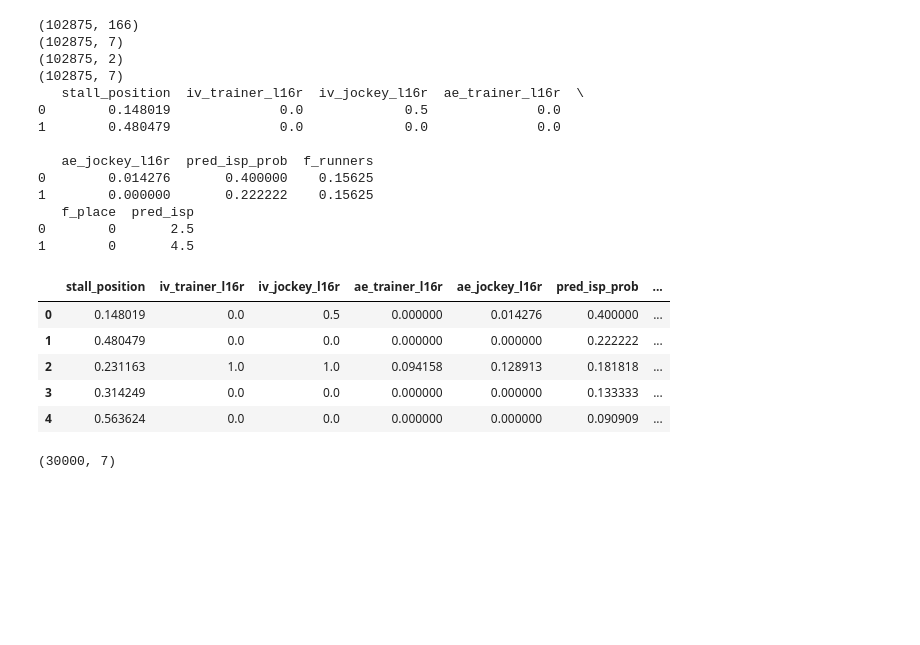
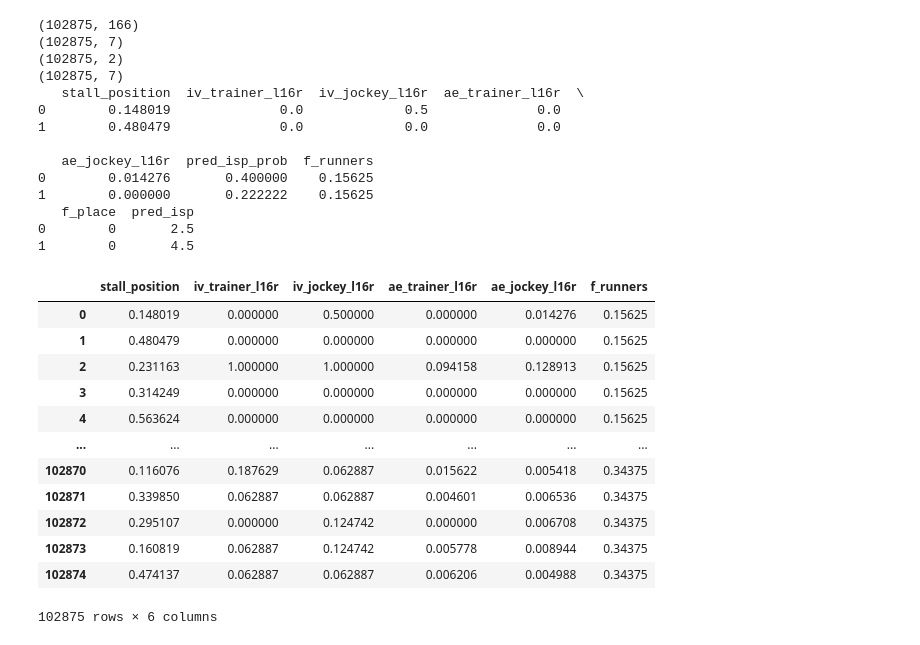
Before and after one commit to lucasglanville/and_theyre_off_backend, a Jupyter notebook: JS_Notebooks/Reduced_features_l50_custom_scorer.ipynb, the cells around one changed output. Cells and saved outputs as stored; diff of their text form; code cells hidden in the pictures; blank space fills up the shorter version.

```diff
--- a/JS_Notebooks/Reduced_features_l50_custom_scorer.ipynb
+++ b/JS_Notebooks/Reduced_features_l50_custom_scorer.ipynb
@@ -118,15 +118,24 @@ print(y.head(2))
    f_place  pred_isp
 0        0       2.5
 1        0       4.5
-# %%
-X.head(5)
-# %% [output]
-|  | stall_position | iv_trainer_l16r | iv_jockey_l16r | ae_trainer_l16r | ae_jockey_l16r | pred_isp_prob | ... |
-| 0 | 0.148019 | 0.0 | 0.5 | 0.000000 | 0.014276 | 0.400000 | ... |
-| 1 | 0.480479 | 0.0 | 0.0 | 0.000000 | 0.000000 | 0.222222 | ... |
-| 2 | 0.231163 | 1.0 | 1.0 | 0.094158 | 0.128913 | 0.181818 | ... |
-| 3 | 0.314249 | 0.0 | 0.0 | 0.000000 | 0.000000 | 0.133333 | ... |
-| 4 | 0.563624 | 0.0 | 0.0 | 0.000000 | 0.000000 | 0.090909 | ... |
+# %%
+X = X.drop(columns = 'pred_isp_prob')
+# %%
+X
+# %% [output]
+|  | stall_position | iv_trainer_l16r | iv_jockey_l16r | ae_trainer_l16r | ae_jockey_l16r | f_runners |
+| 0 | 0.148019 | 0.000000 | 0.500000 | 0.000000 | 0.014276 | 0.15625 |
+| 1 | 0.480479 | 0.000000 | 0.000000 | 0.000000 | 0.000000 | 0.15625 |
+| 2 | 0.231163 | 1.000000 | 1.000000 | 0.094158 | 0.128913 | 0.15625 |
+| 3 | 0.314249 | 0.000000 | 0.000000 | 0.000000 | 0.000000 | 0.15625 |
+| 4 | 0.563624 | 0.000000 | 0.000000 | 0.000000 | 0.000000 | 0.15625 |
+| ... | ... | ... | ... | ... | ... | ... |
+| 102870 | 0.116076 | 0.187629 | 0.062887 | 0.015622 | 0.005418 | 0.34375 |
+| 102871 | 0.339850 | 0.062887 | 0.062887 | 0.004601 | 0.006536 | 0.34375 |
+| 102872 | 0.295107 | 0.000000 | 0.124742 | 0.000000 | 0.006708 | 0.34375 |
+| 102873 | 0.160819 | 0.062887 | 0.124742 | 0.005778 | 0.008944 | 0.34375 |
+| 102874 | 0.474137 | 0.062887 | 0.062887 | 0.006206 | 0.004988 | 0.34375 |
+102875 rows × 6 columns
 # %%
 X_train = X.iloc[:40000]
 X_val = X.iloc[40000:70000]
@@ -139,5 +148,3 @@ backtest_val = backtest.iloc[40000:70000]
 backtest_test = backtest.iloc[70000:]
 # %%
 X_val.shape
-# %% [output]
-(30000, 7)
```
Also changed, not shown: parts of 26 cells of this notebook, 3 other files.
